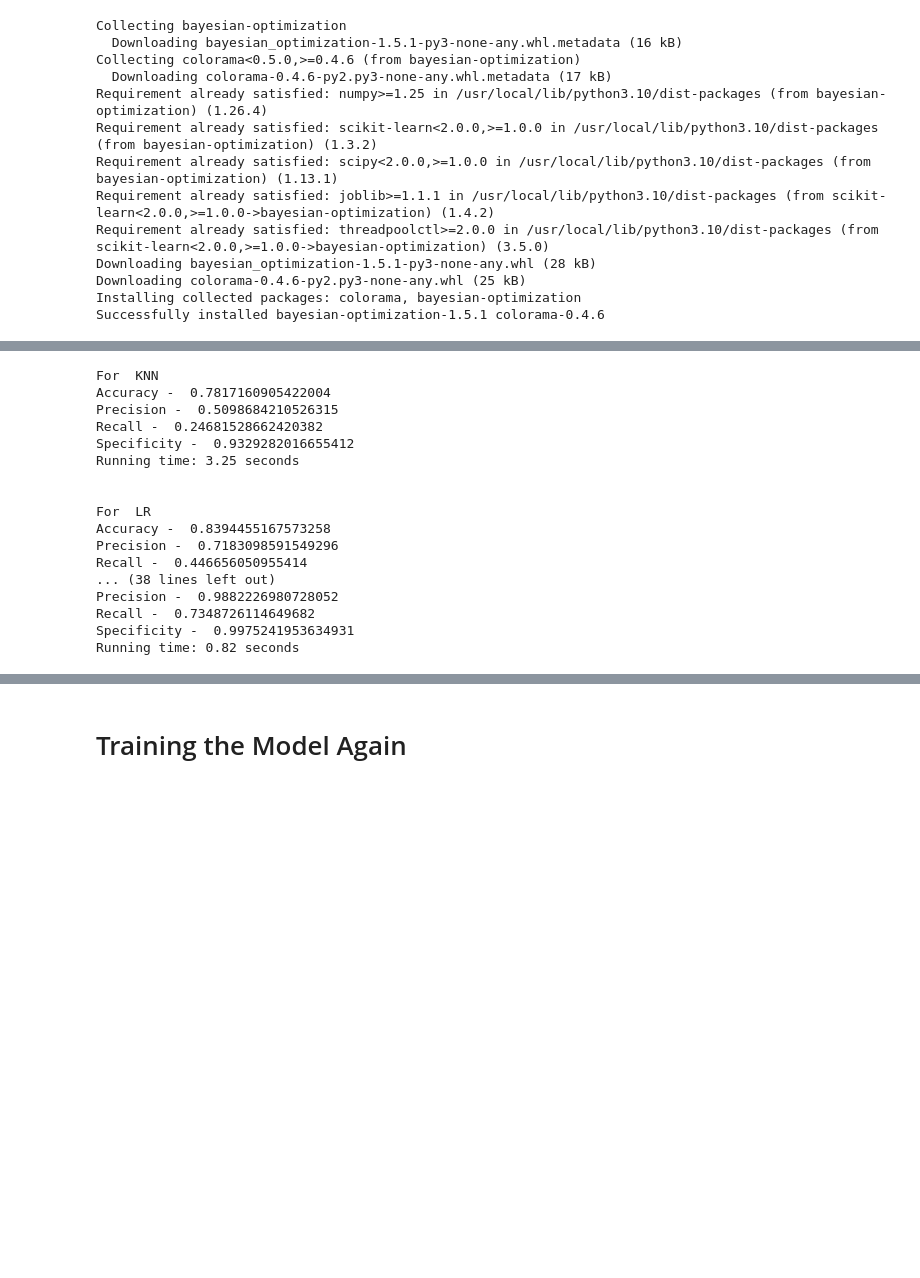
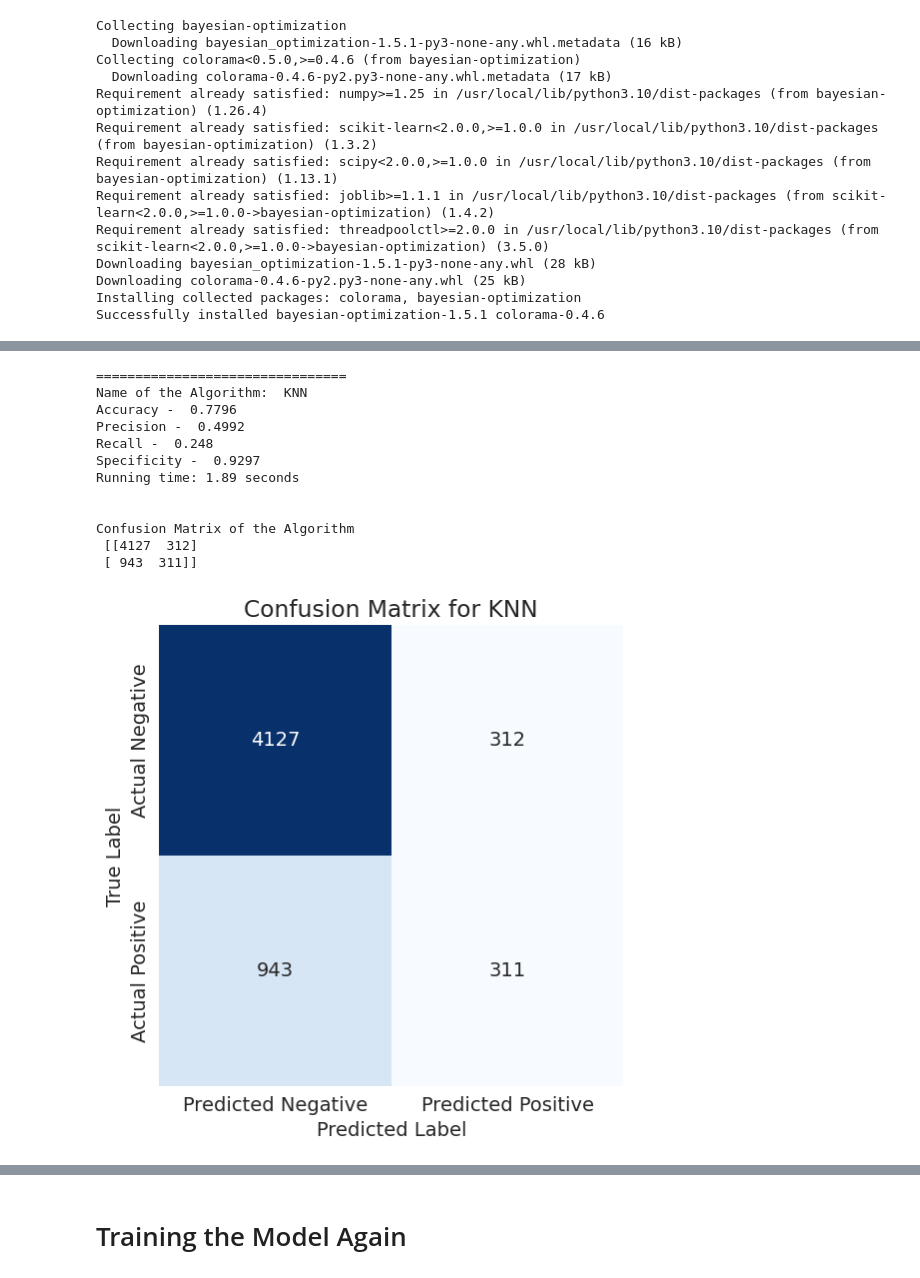
Before and after one commit to akgulhandan/MscThesis, a Jupyter notebook: MyThesis_v1.ipynb, the cells around one changed output, grey strips where cells are left out. Cells and saved outputs as stored; diff of their text form; code cells hidden in the pictures; blank space fills up the shorter version.

```diff
--- a/MyThesis_v1.ipynb
+++ b/MyThesis_v1.ipynb
@@ -754,7 +816,8 @@ clf = {
        'DT': dtc,
        'RF': rfc,
        'GN': gnb,
-       'LGBM': lgb
+       'LGBM': lgb,
+       'SVM' : svc
        }
 
    # 'NB': mnb 'GN' : gnb,
@@ -775,10 +838,13 @@ def train_classifier(clf, X_train, y_train, X_test, y_test):
     tn, fp, fn, tp = confusion_matrix(y_test, y_pred).ravel()  # Confusion matrix components
     specificity = tn / (tn + fp) if (tn + fp) > 0 else 0  # Calculate specificity
 
+     # Confusion Matrix
+    confusion = confusion_matrix(y_test, y_pred)
+
     end_time = time.time()  # End the timer
     elapsed_time = end_time - start_time  # Calculate elapsed time
 
-    return accuracy, precision, recall, specificity, elapsed_time
+    return accuracy, precision, recall, specificity, elapsed_time,confusion
 
 # Usage
 # accuracy, precision, recall, specificity = train_classifier(clf, x_train, y_train, X_test, y_test)
@@ -810,47 +876,60 @@ Data columns (total 45 columns):
 dtypes: float64(43), int64(2)
 memory usage: 7.8 MB
 # %%
-##Let's see the training results without any hyperparameter tuning:
+import matplotlib.pyplot as plt
+import seaborn as sns
+from sklearn.metrics import confusion_matrix
 
+# Assuming clf is a dictionary with classifiers
 accuracy_scores = []
 precision_scores = []
 recall_scores = []
 specificity_scores = []
 models =[]
 timing = []
 
-for name,clf in clf.items():
+for name, clf in clf.items():
 
-    current_accuracy,current_precision, current_recall, current_specificity, elapsed_time = train_classifier(clf, X_new,y_train,X_new_test,y_test)
+    current_accuracy, current_precision, current_recall, current_specificity, elapsed_time, confusion = train_classifier(clf, X_new, y_train, X_new_test, y_test)
 
-    print("Model: ",name)
-    print("Accuracy - ",current_accuracy)
-    print("Precision - ",current_precision)
-    print("Recall - ",current_recall)
-    print("Specificity - ",current_specificity)
+    print("================================")
+    print("Name of the Algorithm: ", name)
+    print("Accuracy - ", current_accuracy.round(4))
+    print("Precision - ", current_precision.round(4))
+    print("Recall - ", current_recall.round(4))
+    print("Specificity - ", current_specificity.round(4))
     print(f"Running time: {elapsed_time:.2f} seconds\n")
-    print()
 
+    # Confusion Matrix
+    print("\nConfusion Matrix of the Algorithm\n", confusion)
+
+    # Store the scores
     accuracy_scores.append(current_accuracy)
     precision_scores.append(current_precision)
     recall_scores.append(current_recall)
     specificity_scores.append(current_specificity)
     timing.append(elapsed_time)
+
+    # Plot the confusion matrix
+    plt.figure(figsize=(6,6))
+    sns.heatmap(confusion, annot=True, fmt='d', cmap='Blues', cbar=False,
+                xticklabels=['Predicted Negative', 'Predicted Positive'],
+                yticklabels=['Actual Negative', 'Actual Positive'])
+    plt.title(f'Confusion Matrix for {name}')
+    plt.xlabel('Predicted Label')
+    plt.ylabel('True Label')
+    plt.show()
 # %% [output]
-For  KNN
-Accuracy -  0.7817160905422004
-Precision -  0.5098684210526315
-Recall -  0.24681528662420382
-Specificity -  0.9329282016655412
-Running time: 3.25 seconds
+================================
+Name of the Algorithm:  KNN
+Accuracy -  0.7796
+Precision -  0.4992
+Recall -  0.248
+Specificity -  0.9297
+Running time: 1.89 seconds
 
 
-For  LR
-Accuracy -  0.8394455167573258
-Precision -  0.7183098591549296
-Recall -  0.446656050955414
-... (38 lines left out)
-Precision -  0.9882226980728052
-Recall -  0.7348726114649682
-Specificity -  0.9975241953634931
-Running time: 0.82 seconds
+Confusion Matrix of the Algorithm
+ [[4127  312]
+ [ 943  311]]
+[figure, added]
```
Also changed, not shown: parts of 29 cells of this notebook.
